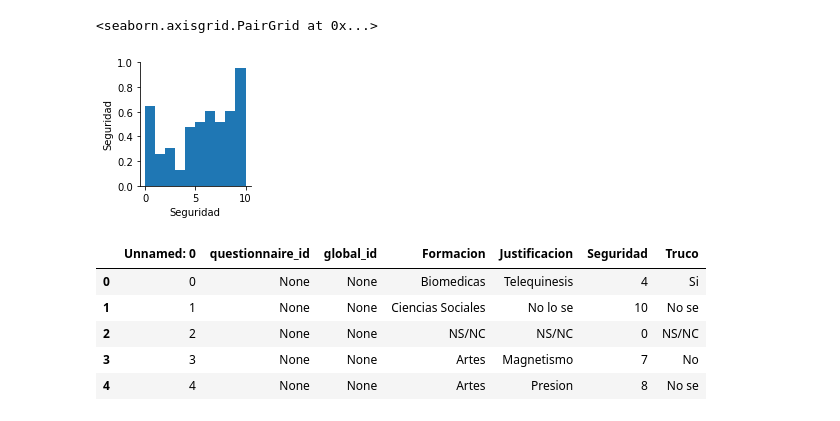
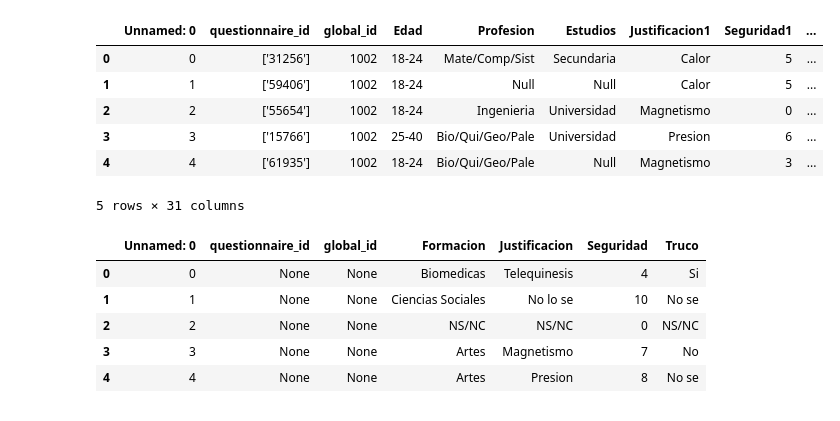
Before and after one commit to IoniUTDT/ULM, a Jupyter notebook: workinprogress/Etapa previa/Procesamiento.ipynb, the cells around one changed output. Saved outputs shown, nothing was run; the diff lists cells and outputs as text; code cells hidden in the pictures.

```diff
--- a/workinprogress/Etapa previa/Procesamiento.ipynb
+++ b/workinprogress/Etapa previa/Procesamiento.ipynb
@@ -3,6 +3,7 @@ import seaborn as sns
 import pandas as pd
 import matplotlib.pyplot as plt
 # %%
-dataK = pd.read_csv('./Konex/data.csv')
-columnas = ['Formacion','Justificacion','Seguridad','Truco']
-N = len (columnas)
+data = pd.read_csv('./RAFA 2016/data.csv')
+columnas = data.columns
+#columnas = ['Formacion','Justificacion','Seguridad','Truco']
+N = len (data.columns)
@@ -21,9 +40,14 @@ for columna in columnas:
 # %%
-data = dataK[columnas]
+data = dataK#[columnas]
 data.head()
-sns.pairplot(data)
+#sns.pairplot(data)
 # %% [output]
+|  | Unnamed: 0 | questionnaire_id | global_id | Edad | Profesion | Estudios | Justificacion1 | Seguridad1 | ... |
+| 0 | 0 | ['31256'] | 1002 | 18-24 | Mate/Comp/Sist | Secundaria | Calor | 5 | ... |
+| 1 | 1 | ['59406'] | 1002 | 18-24 | Null | Null | Calor | 5 | ... |
+| 2 | 2 | ['55654'] | 1002 | 18-24 | Ingenieria | Universidad | Magnetismo | 0 | ... |
+| 3 | 3 | ['15766'] | 1002 | 25-40 | Bio/Qui/Geo/Pale | Universidad | Presion | 6 | ... |
+| 4 | 4 | ['61935'] | 1002 | 18-24 | Bio/Qui/Geo/Pale | Null | Magnetismo | 3 | ... |
-<seaborn.axisgrid.PairGrid at 0x...>
+5 rows × 31 columns
-[figure, removed]
 # %%
 dataK.dtypes
```
Also changed, not shown: parts of 3 cells of this notebook, 3 other files.
